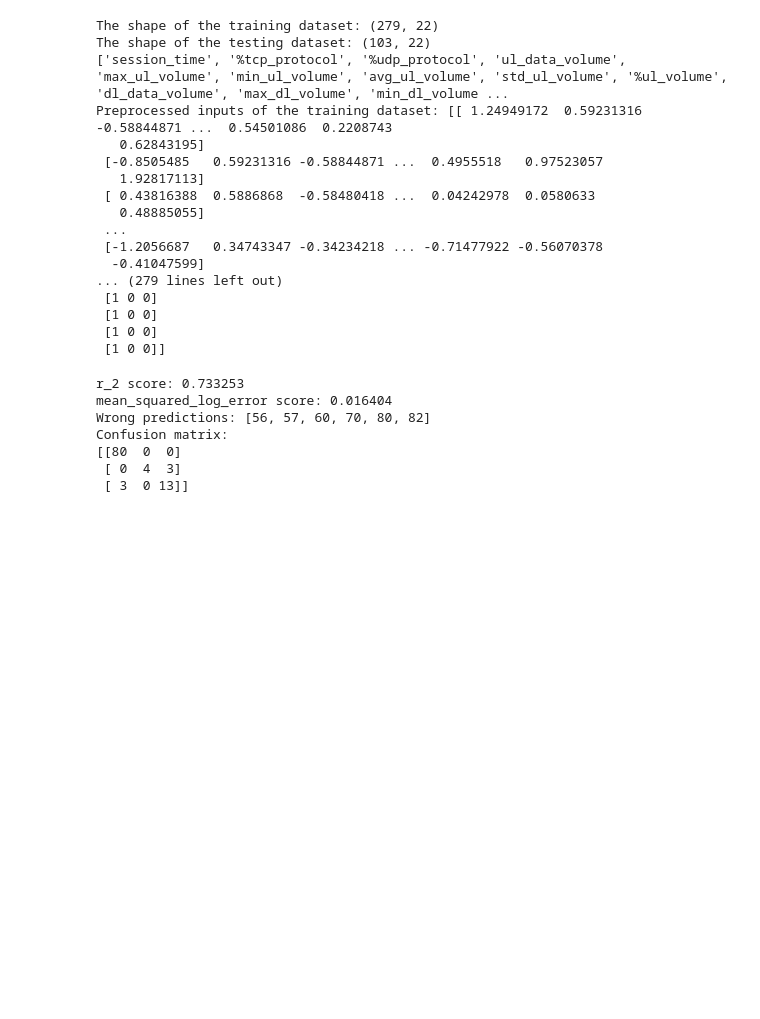
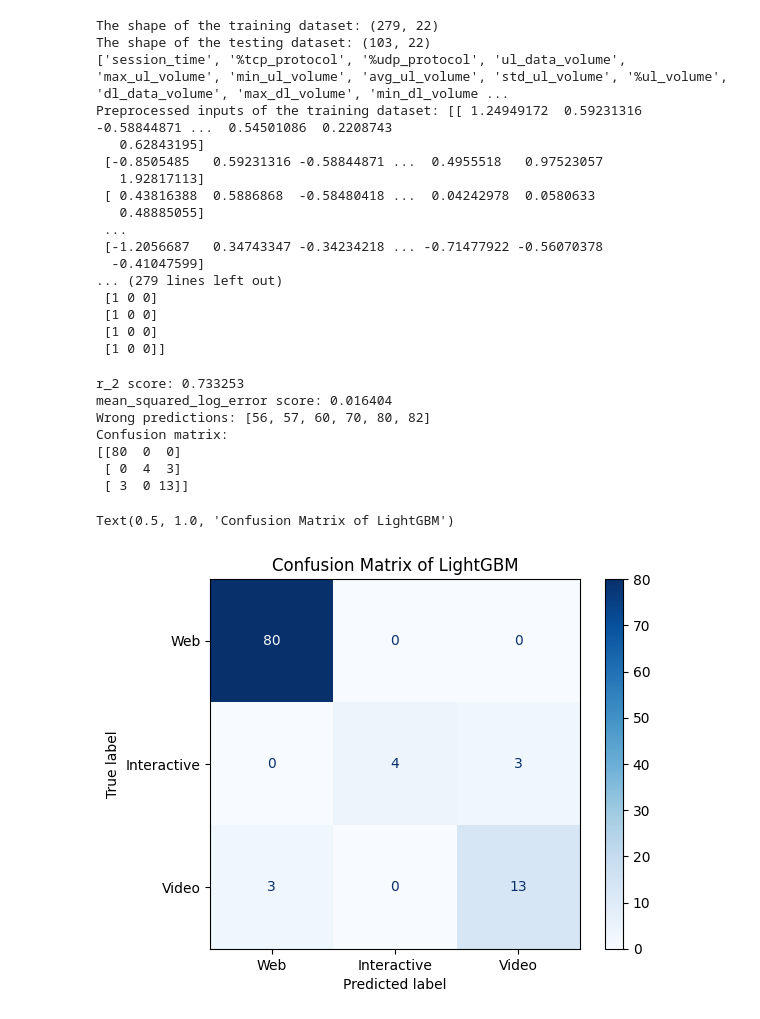
Before and after one commit to sandeepaamcp/activity-classification, a Jupyter notebook: xai/lightgbm_xai.ipynb, the cells around one changed output. Cells and saved outputs as stored; diff of their text form; code cells hidden in the pictures; blank space fills up the shorter version.

```diff
--- a/xai/lightgbm_xai.ipynb
+++ b/xai/lightgbm_xai.ipynb
@@ -73,6 +73,8 @@ Preprocessed inputs of the training dataset: [[ 1.24949172  0.59231316 -0.588448
 import lightgbm as ltb
 from sklearn import metrics
 from sklearn.metrics import confusion_matrix
+from sklearn.metrics import ConfusionMatrixDisplay
+import matplotlib.pyplot as plt
 
 model_ltb = ltb.LGBMRegressor(objective='regression',
                               num_leaves=144,
@@ -89,33 +91,40 @@ model_ltb = ltb.LGBMRegressor(objective='regression',
 
 model = ltb.LGBMClassifier()
 # Using Y_train here got an error of shape
 model.fit(X_train, training_dataset.iloc[:,21])
 
 Y_expected = testing_dataset.iloc[:,21]
 Y_predicted = model.predict(X_test)
 
 r_2_score = metrics.r2_score(Y_expected, Y_predicted)
 mean_squared_log_error_score = metrics.mean_squared_log_error(Y_expected, Y_predicted)
 print("r_2 score: %f" % (r_2_score))
 print("mean_squared_log_error score: %f" % (mean_squared_log_error_score))
 
 wrong_preds = []
 for i in range(len(Y_expected)):
     if Y_predicted[i] != Y_expected[i]:
         wrong_preds.append(i)
 
 print("Wrong predictions: " + str(wrong_preds))
 
 cm = confusion_matrix(Y_expected, Y_predicted)
 print("Confusion matrix: \n" + str(cm))
+
+labels = ["Web", "Interactive", "Video"]
+disp = ConfusionMatrixDisplay(confusion_matrix=cm, display_labels=labels)
+disp.plot(cmap=plt.cm.Blues)
+disp.ax_.set_title("Confusion Matrix of LightGBM")
 # %% [output]
 r_2 score: 0.733253
 mean_squared_log_error score: 0.016404
 Wrong predictions: [56, 57, 60, 70, 80, 82]
 Confusion matrix:
 [[80  0  0]
  [ 0  4  3]
  [ 3  0 13]]
+Text(0.5, 1.0, 'Confusion Matrix of LightGBM')
+[figure, added]
 # %%
 import shap
 import warnings
```
Also changed, not shown: parts of 3 cells of this notebook, 3 other files.
